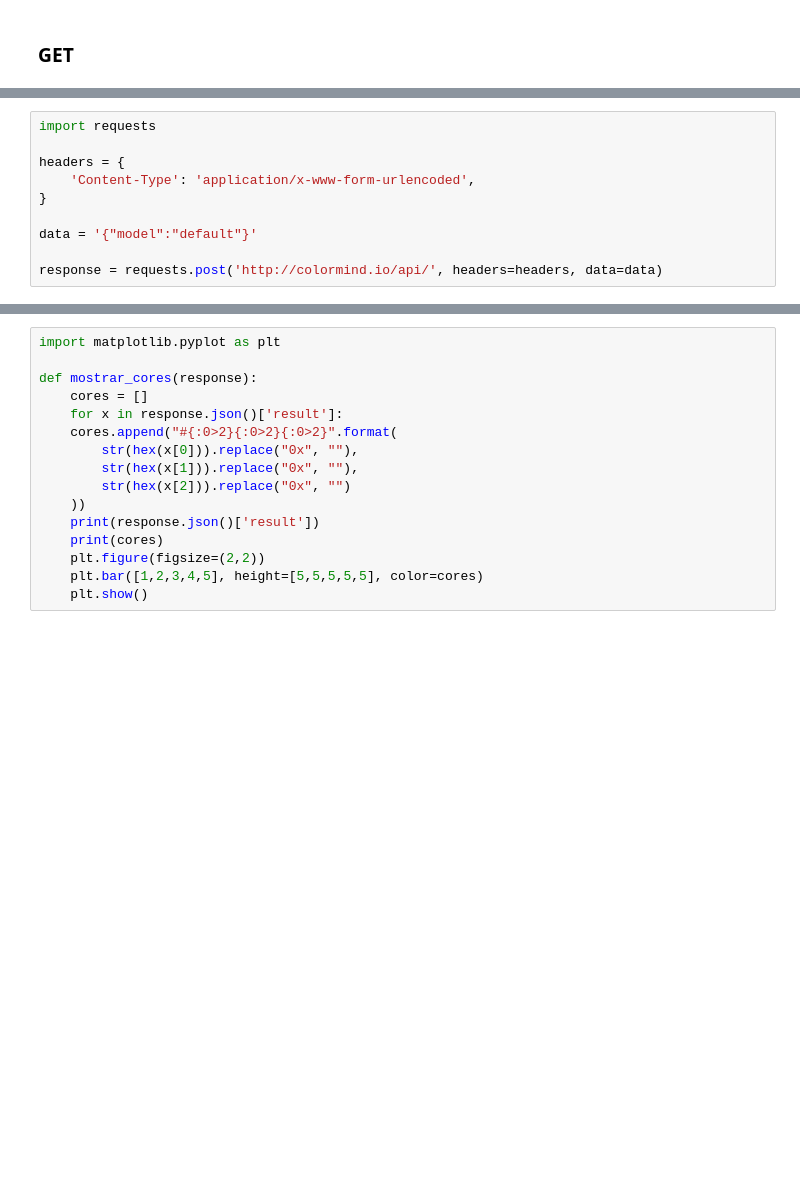
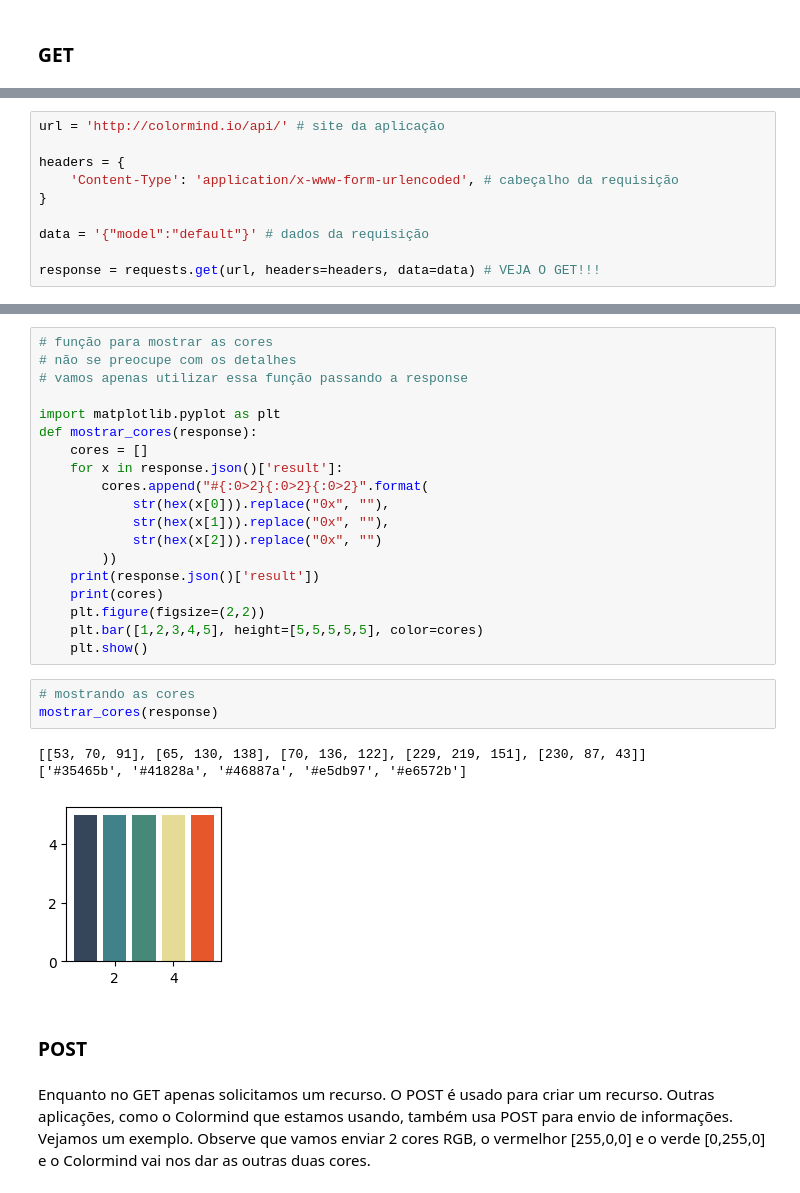
Before and after one commit to leandrocl2005/uftm-mini-cursos, a Jupyter notebook: modelagem-negocios-prototipagem/aula03_python.ipynb, the cells around one changed output, grey strips where cells are left out. Saved outputs shown, nothing was run; the diff lists cells and outputs as text; blank space fills up the shorter version.

```diff
--- a/modelagem-negocios-prototipagem/aula03_python.ipynb
+++ b/modelagem-negocios-prototipagem/aula03_python.ipynb
@@ -275,10 +449,10 @@ planilha['Decreto'].value_counts()
 # %%
-import requests
+url = 'http://colormind.io/api/' # site da aplicação
 
 headers = {
-    'Content-Type': 'application/x-www-form-urlencoded',
+    'Content-Type': 'application/x-www-form-urlencoded', # cabeçalho da requisição
 }
 
-data = '{"model":"default"}'
+data = '{"model":"default"}' # dados da requisição
 
-response = requests.post('http://colormind.io/api/', headers=headers, data=data)
+response = requests.get(url, headers=headers, data=data) # VEJA O GET!!!
@@ -285,16 +469,30 @@ response = requests.post('http://colormind.io/api/', headers=headers, data=data)
 # %%
+# função para mostrar as cores
+# não se preocupe com os detalhes
+# vamos apenas utilizar essa função passando a response
+
 import matplotlib.pyplot as plt
-
 def mostrar_cores(response):
     cores = []
     for x in response.json()['result']:
-    cores.append("#{:0>2}{:0>2}{:0>2}".format(
-        str(hex(x[0])).replace("0x", ""),
-        str(hex(x[1])).replace("0x", ""),
-        str(hex(x[2])).replace("0x", "")
-    ))
+        cores.append("#{:0>2}{:0>2}{:0>2}".format(
+            str(hex(x[0])).replace("0x", ""),
+            str(hex(x[1])).replace("0x", ""),
+            str(hex(x[2])).replace("0x", "")
+        ))
     print(response.json()['result'])
     print(cores)
     plt.figure(figsize=(2,2))
     plt.bar([1,2,3,4,5], height=[5,5,5,5,5], color=cores)
     plt.show()
+# %%
+# mostrando as cores
+mostrar_cores(response)
+# %% [output]
+[[53, 70, 91], [65, 130, 138], [70, 136, 122], [229, 219, 151], [230, 87, 43]]
+['#35465b', '#41828a', '#46887a', '#e5db97', '#e6572b']
+[figure, added]
+# %% [markdown]
+### POST
+# %% [markdown]
+Enquanto no GET apenas solicitamos um recurso. O POST é usado para criar um recurso. Outras aplicações, como o Colormind que estamos usando, também usa POST para envio de informações. Vejamos um exemplo. Observe que vamos enviar 2 cores RGB, o vermelhor [255,0,0] e o verde [0,255,0] e o Colormind vai nos dar as outras duas cores.
```
Also changed, not shown: parts of 77 cells of this notebook, 6 other files.
